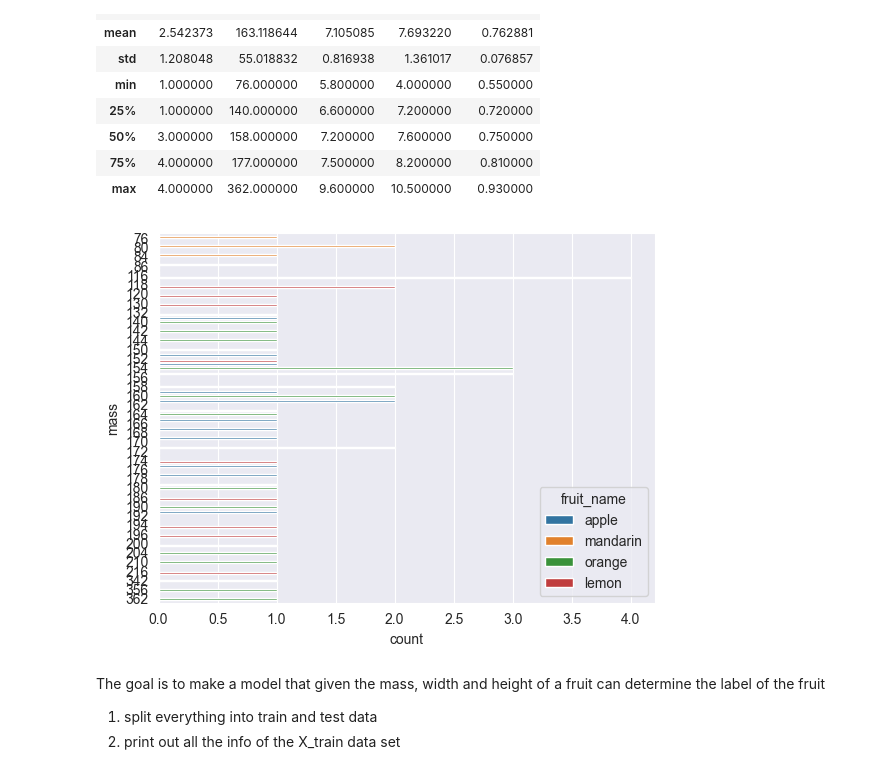
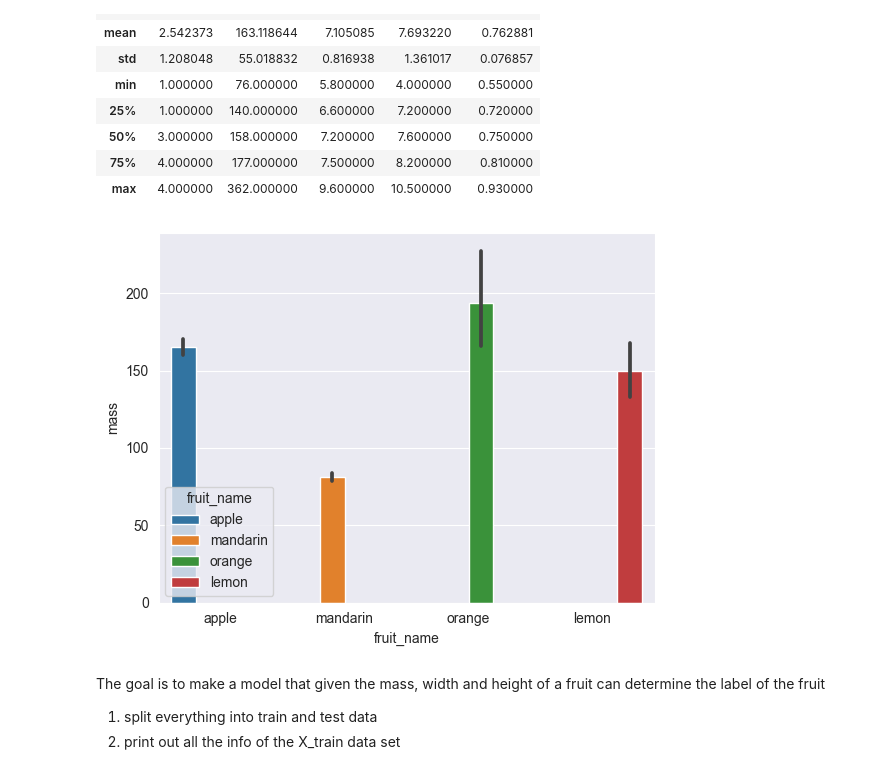
Before and after one commit to sonjaJolanda/BigDataSocialSciences, a Jupyter notebook: exercises_again_again/9-12_finals_summary.ipynb, the cells around one changed output. Saved outputs shown, nothing was run; the diff lists cells and outputs as text; code cells hidden in the pictures.

```diff
--- a/exercises_again_again/9-12_finals_summary.ipynb
+++ b/exercises_again_again/9-12_finals_summary.ipynb
@@ -291,13 +293,10 @@ dtype: int64
 # %%
 import seaborn as sns
 import matplotlib.pyplot as plt
-grouped = fruits.groupby(['fruit_name'], as_index='fruit_name').sum()
-grouped = grouped.reindex()
-sns.countplot(fruits, y='mass', hue='fruit_name', )
+sns.barplot(fruits, x='fruit_name', y='mass', hue='fruit_name', )
 plt.show()
-# TODO
 # %% [output]
-[figure, old version]
+[figure, new version]
 # %% [markdown]
 The goal is to make a model that given the mass, width and height of a fruit can determine the label of the fruit
 1. split everything into train and test data
```
Also changed, not shown: parts of 7 cells of this notebook, 7 other files.
